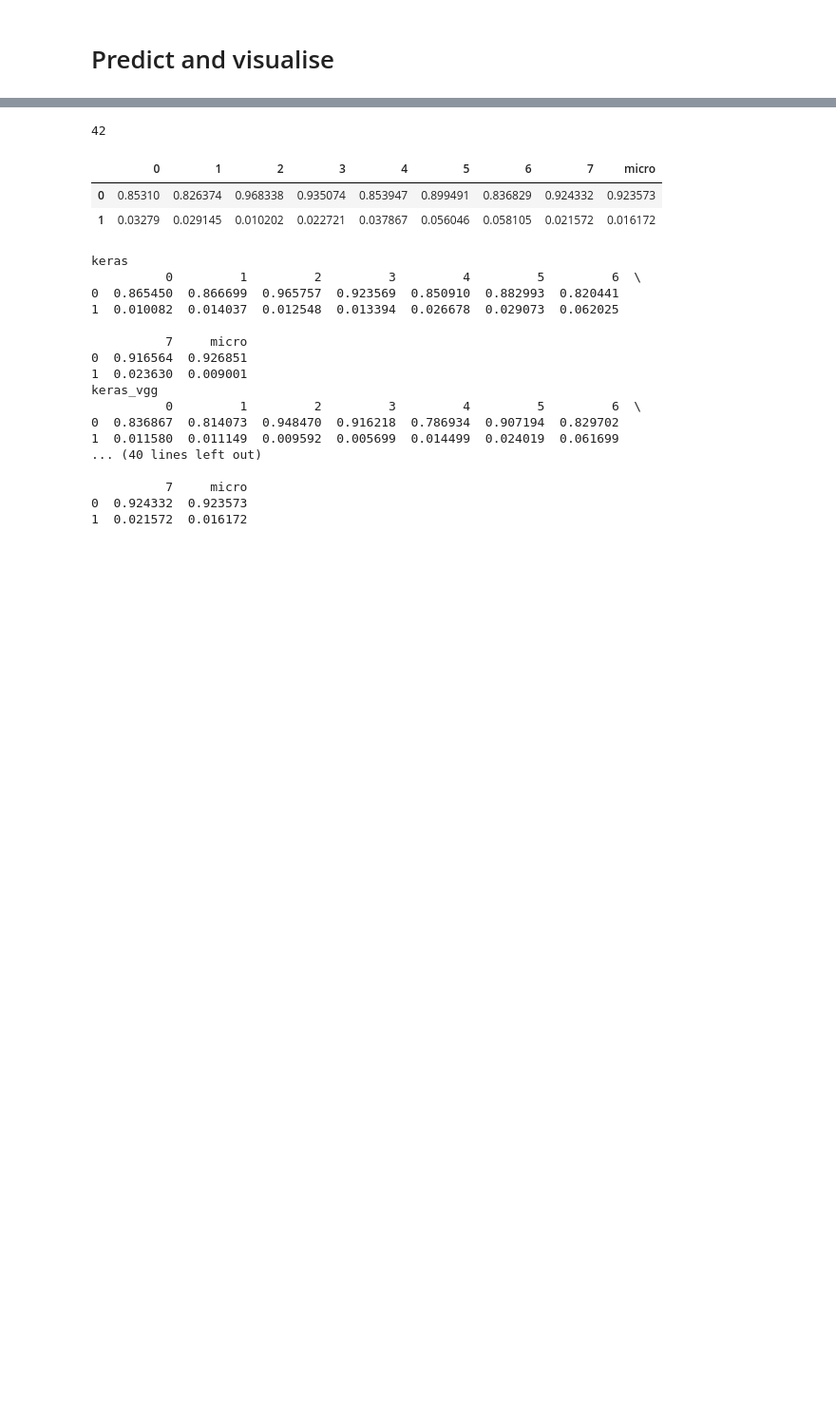
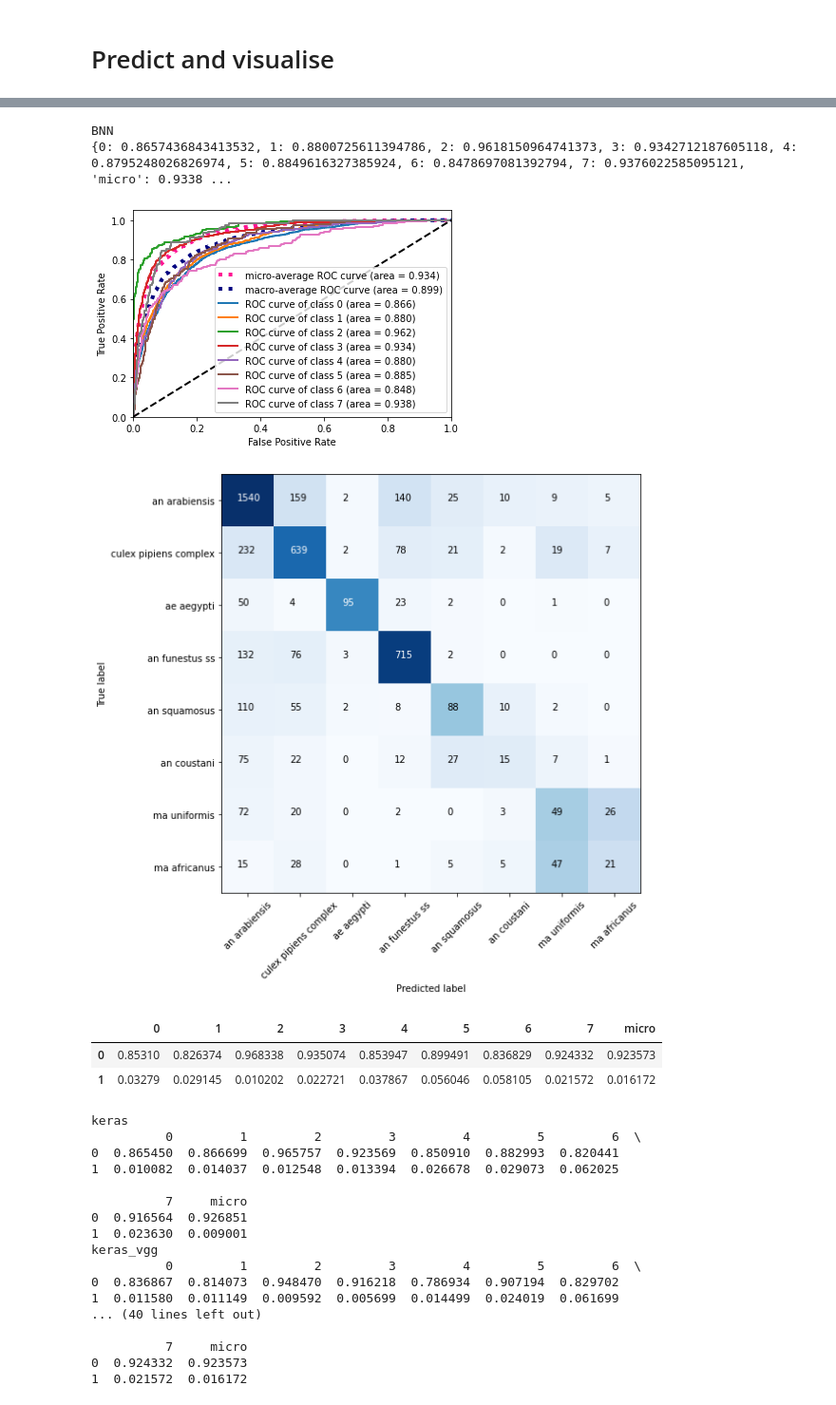
Before and after one commit to HumBug-Mosquito/HumBugDB, a Jupyter notebook: notebooks/species_classification.ipynb, the cells around one changed output, grey strips where cells are left out. Shown at 95% size. Drawn from its saved outputs; the diff is of its cells as text; code cells hidden in the pictures; blank space fills up the shorter version.

```diff
--- a/notebooks/species_classification.ipynb
+++ b/notebooks/species_classification.ipynb
@@ -479,12 +209,15 @@ model = load_model(filepath, model=ResnetDropoutFull(n_classes=8, dropout=0.05))
 Training on cuda:0
 Training on cuda:0
 # %%
-filepath = '../outputs/models/pytorch/model_e33_2021_08_05_23_38_45.pth'
+# filepath = '../outputs/models/pytorch/model_e33_2021_08_05_23_38_45.pth'
 # model_e39_2021_08_06_01_12_40.pth
 
-filepath = '../outputs/models/pytorch/model_e35_2021_08_06_09_36_33.pth'
-filepath = '../outputs/models/keras/Win_30_Stride_5_2021_08_18_15_04_54-e72accuracy0.9536.hdf5'
+# filepath = '../outputs/models/pytorch/model_e35_2021_08_06_09_36_33.pth'
+# filepath = '../outputs/models/keras/Win_30_Stride_5_2021_08_18_15_04_54-e72accuracy0.9536.hdf5'
 
+filepath = '../outputs/models/keras_Multiclass/'
+model_name = 'Win_30_Stride_5_2021_07_26_12_59_05-e80accuracy0.9635.hdf5'
 
-# filepath = '../outputs/models/pytorch/model_e68_2021_08_03_07_04_28.pth'
-model = load_model(filepath)
+# filepath = '../outputs/models/keras/'
+# model_name = 'Win_30_Stride_5_2021_08_25_14_38_15-e76accuracy0.9501.hdf5'
+model = load_model(filepath+model_name)
@@ -533,2 +229,0 @@ def resize_window_keras(model, X_test, y_test, n_samples):
-# %%
-p, y, yt = resize_window_keras(model, X_test, y_test, 30)
@@ -564,12 +229,0 @@ BNN
-# %%
-X_test_CNN, y_test_CNN = reshape_feat(X_test, y_test)
-#
-
-preds_list = evaluate_model(model, X_test_CNN, y_test_CNN, 100)
-
-print('BNN sampled')
-from sklearn.metrics import classification_report,confusion_matrix
-
-cnf_matrix = confusion_matrix(y_test_CNN, np.argmax(np.mean(preds_list,axis=0), axis=1))
-plot_confusion_matrix_multiclass(cnf_matrix, 'Confusion matrix for testing data', classes)
-print(classification_report(y_test_CNN, np.argmax(np.mean(preds_list,axis=0), axis=1)))
@@ -701,2 +229,0 @@ BNN
-# %%
-preds_list = evaluate_model(model, X_test_CNN, y_test_CNN, 3)
@@ -742,7 +230,20 @@ filepath
-# %%
-random_seed
-# %% [output]
-42
+# %%
+if feat_type == 'FeatA':
+    p, y, yt = evaluate_model_aggregated(model, X_test, y_test, 30)  # Aggregate windows from feature list (0.96->1.92 s)
+    get_results_multiclass(yt, p, feat_type + '_seed_' + str(random_seed) +
+                                     '_'+ model_name, classes)
+elif feat_type == 'FeatB':
+    X_test_CNN, y_test_CNN = reshape_feat(X_test, y_test, config.win_size, config.win_size)
+    preds_list = evaluate_model(model, X_test_CNN, y_test_CNN, 100)  # Predict directly over feature windows (1.92 s)
+    get_results_multiclass(y_test_CNN, np.mean(preds_list,axis=0), feat_type + '_seed_' + str(random_seed) +
+                                     '_'+ model_name, classes)
+else:
+    'Feature type not supported.'
+# %% [output]
+BNN
+{0: 0.8657436843413532, 1: 0.8800725611394786, 2: 0.9618150964741373, 3: 0.9342712187605118, 4: 0.8795248026826974, 5: 0.8849616327385924, 6: 0.8478697081392794, 7: 0.9376022585095121, 'micro': 0.9338 ...
+[figure, added]
+[figure, added]
 # %%
 # For now we can just save a copy paste of results, but let's write a func to store results for random seed
 
```
Also changed, not shown: parts of 50 cells of this notebook, 10 other files.
